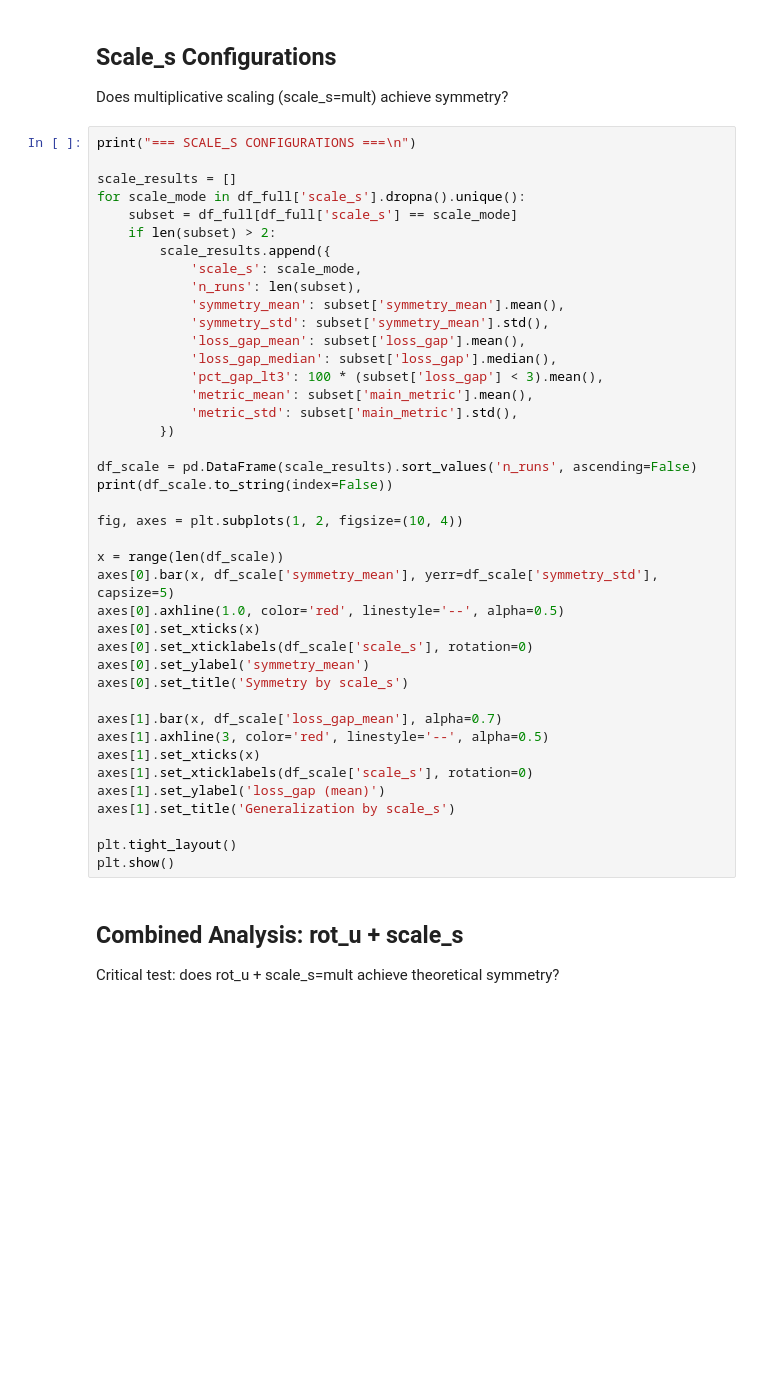
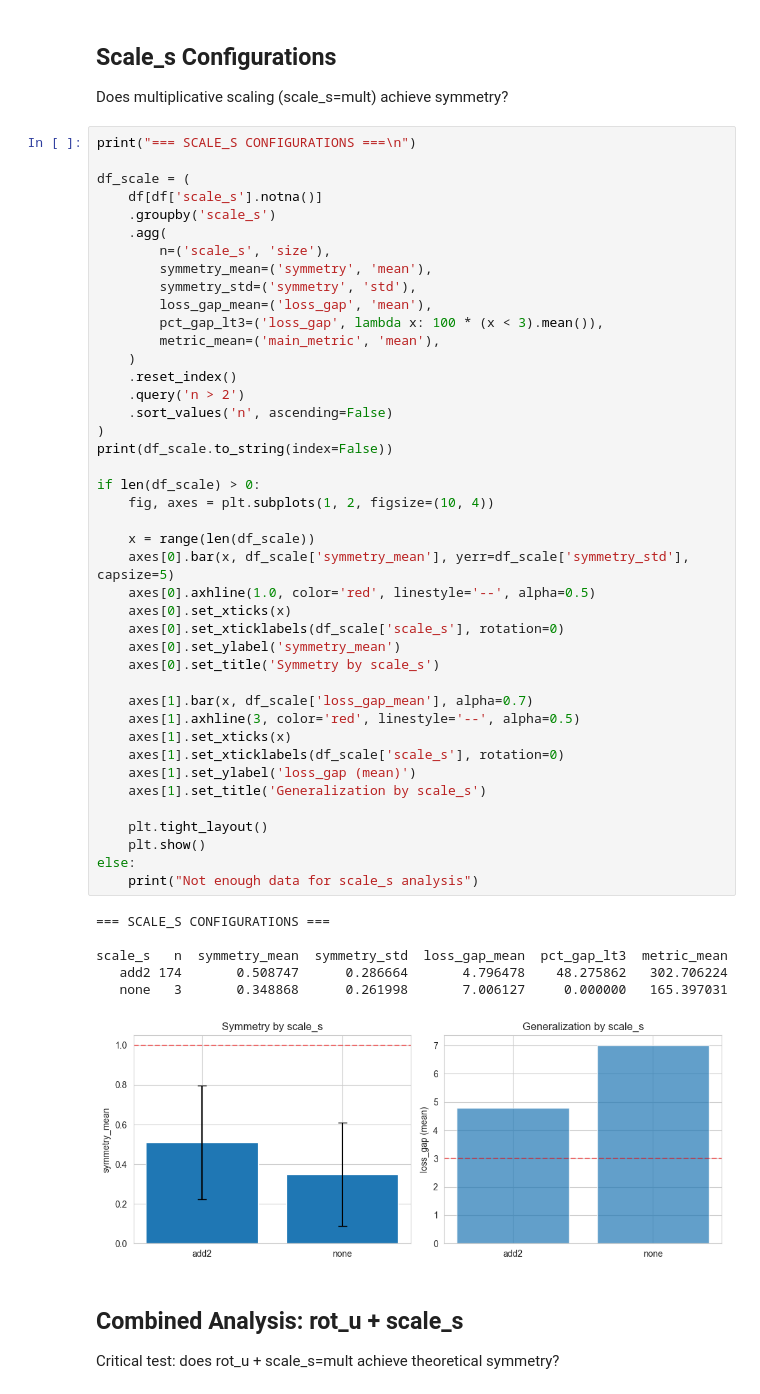
Before and after one commit to wassname/InnerPiSSA_private, a Jupyter notebook: nbs/analyze_wandb_sweeps.ipynb, the cells around one changed output. Drawn from its saved outputs; the diff is of its cells as text; blank space fills up the shorter version.

```diff
--- a/nbs/analyze_wandb_sweeps.ipynb
+++ b/nbs/analyze_wandb_sweeps.ipynb
@@ -802,44 +676,52 @@ Does multiplicative scaling (scale_s=mult) achieve symmetry?
 # %%
 print("=== SCALE_S CONFIGURATIONS ===\n")
 
-scale_results = []
-for scale_mode in df_full['scale_s'].dropna().unique():
-    subset = df_full[df_full['scale_s'] == scale_mode]
-    if len(subset) > 2:
-        scale_results.append({
-            'scale_s': scale_mode,
-            'n_runs': len(subset),
-            'symmetry_mean': subset['symmetry_mean'].mean(),
-            'symmetry_std': subset['symmetry_mean'].std(),
-            'loss_gap_mean': subset['loss_gap'].mean(),
-            'loss_gap_median': subset['loss_gap'].median(),
-            'pct_gap_lt3': 100 * (subset['loss_gap'] < 3).mean(),
-            'metric_mean': subset['main_metric'].mean(),
-            'metric_std': subset['main_metric'].std(),
-        })
-
-df_scale = pd.DataFrame(scale_results).sort_values('n_runs', ascending=False)
+df_scale = (
+    df[df['scale_s'].notna()]
+    .groupby('scale_s')
+    .agg(
+        n=('scale_s', 'size'),
+        symmetry_mean=('symmetry', 'mean'),
+        symmetry_std=('symmetry', 'std'),
+        loss_gap_mean=('loss_gap', 'mean'),
+        pct_gap_lt3=('loss_gap', lambda x: 100 * (x < 3).mean()),
+        metric_mean=('main_metric', 'mean'),
+    )
+    .reset_index()
+    .query('n > 2')
+    .sort_values('n', ascending=False)
+)
 print(df_scale.to_string(index=False))
 
-fig, axes = plt.subplots(1, 2, figsize=(10, 4))
+if len(df_scale) > 0:
+    fig, axes = plt.subplots(1, 2, figsize=(10, 4))
 
-x = range(len(df_scale))
-axes[0].bar(x, df_scale['symmetry_mean'], yerr=df_scale['symmetry_std'], capsize=5)
-axes[0].axhline(1.0, color='red', linestyle='--', alpha=0.5)
-axes[0].set_xticks(x)
-axes[0].set_xticklabels(df_scale['scale_s'], rotation=0)
-axes[0].set_ylabel('symmetry_mean')
-axes[0].set_title('Symmetry by scale_s')
+    x = range(len(df_scale))
+    axes[0].bar(x, df_scale['symmetry_mean'], yerr=df_scale['symmetry_std'], capsize=5)
+    axes[0].axhline(1.0, color='red', linestyle='--', alpha=0.5)
+    axes[0].set_xticks(x)
+    axes[0].set_xticklabels(df_scale['scale_s'], rotation=0)
+    axes[0].set_ylabel('symmetry_mean')
+    axes[0].set_title('Symmetry by scale_s')
 
-axes[1].bar(x, df_scale['loss_gap_mean'], alpha=0.7)
-axes[1].axhline(3, color='red', linestyle='--', alpha=0.5)
-axes[1].set_xticks(x)
-axes[1].set_xticklabels(df_scale['scale_s'], rotation=0)
-axes[1].set_ylabel('loss_gap (mean)')
-axes[1].set_title('Generalization by scale_s')
+    axes[1].bar(x, df_scale['loss_gap_mean'], alpha=0.7)
+    axes[1].axhline(3, color='red', linestyle='--', alpha=0.5)
+    axes[1].set_xticks(x)
+    axes[1].set_xticklabels(df_scale['scale_s'], rotation=0)
+    axes[1].set_ylabel('loss_gap (mean)')
+    axes[1].set_title('Generalization by scale_s')
 
-plt.tight_layout()
-plt.show()
+    plt.tight_layout()
+    plt.show()
+else:
+    print("Not enough data for scale_s analysis")
+# %% [output]
+=== SCALE_S CONFIGURATIONS ===
+
+scale_s   n  symmetry_mean  symmetry_std  loss_gap_mean  pct_gap_lt3  metric_mean
+   add2 174       0.508747      0.286664       4.796478    48.275862   302.706224
+   none   3       0.348868      0.261998       7.006127     0.000000   165.397031
+[figure, added]
 # %% [markdown]
 ## Combined Analysis: rot_u + scale_s
 
```
Also changed, not shown: parts of 12 cells of this notebook, 3 other files.
